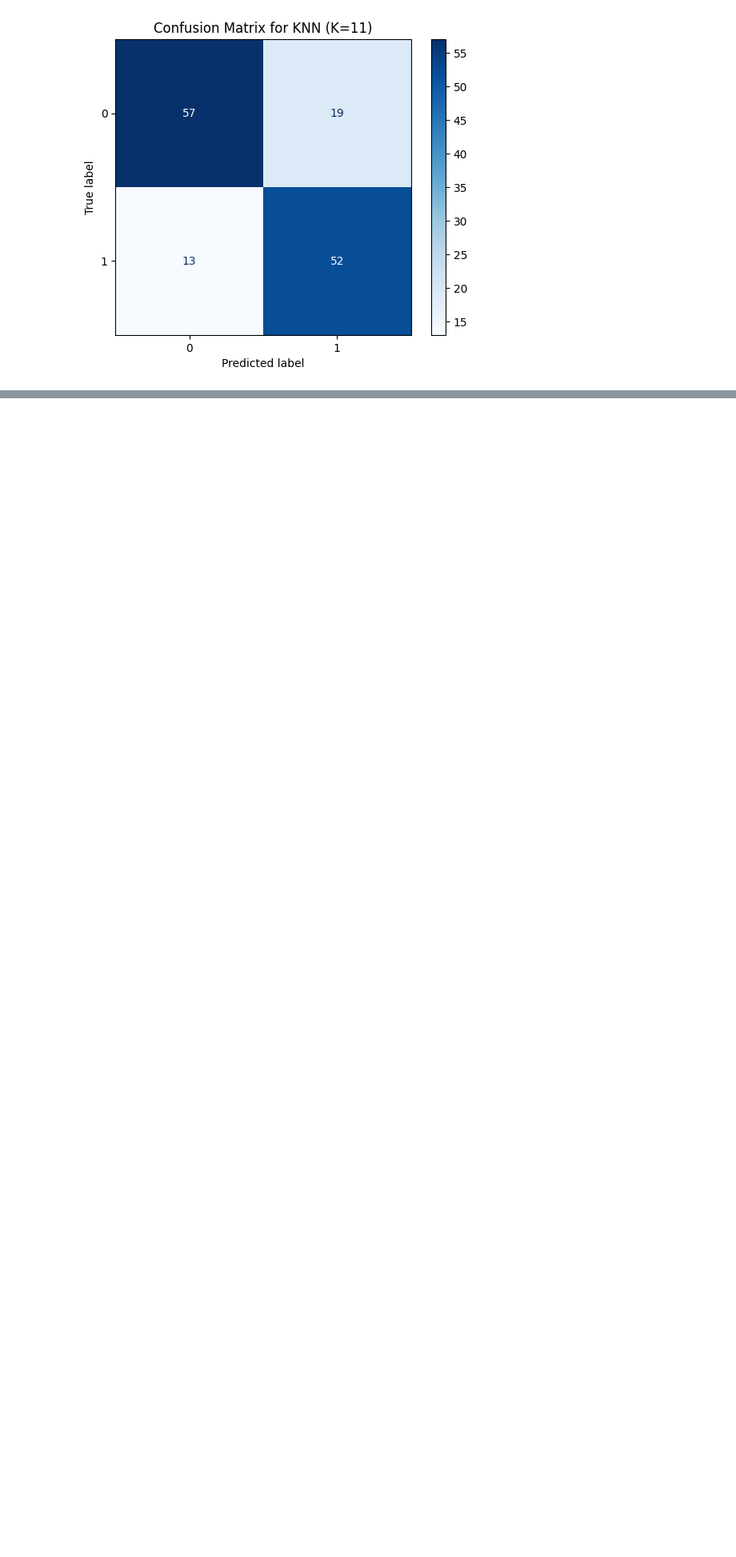
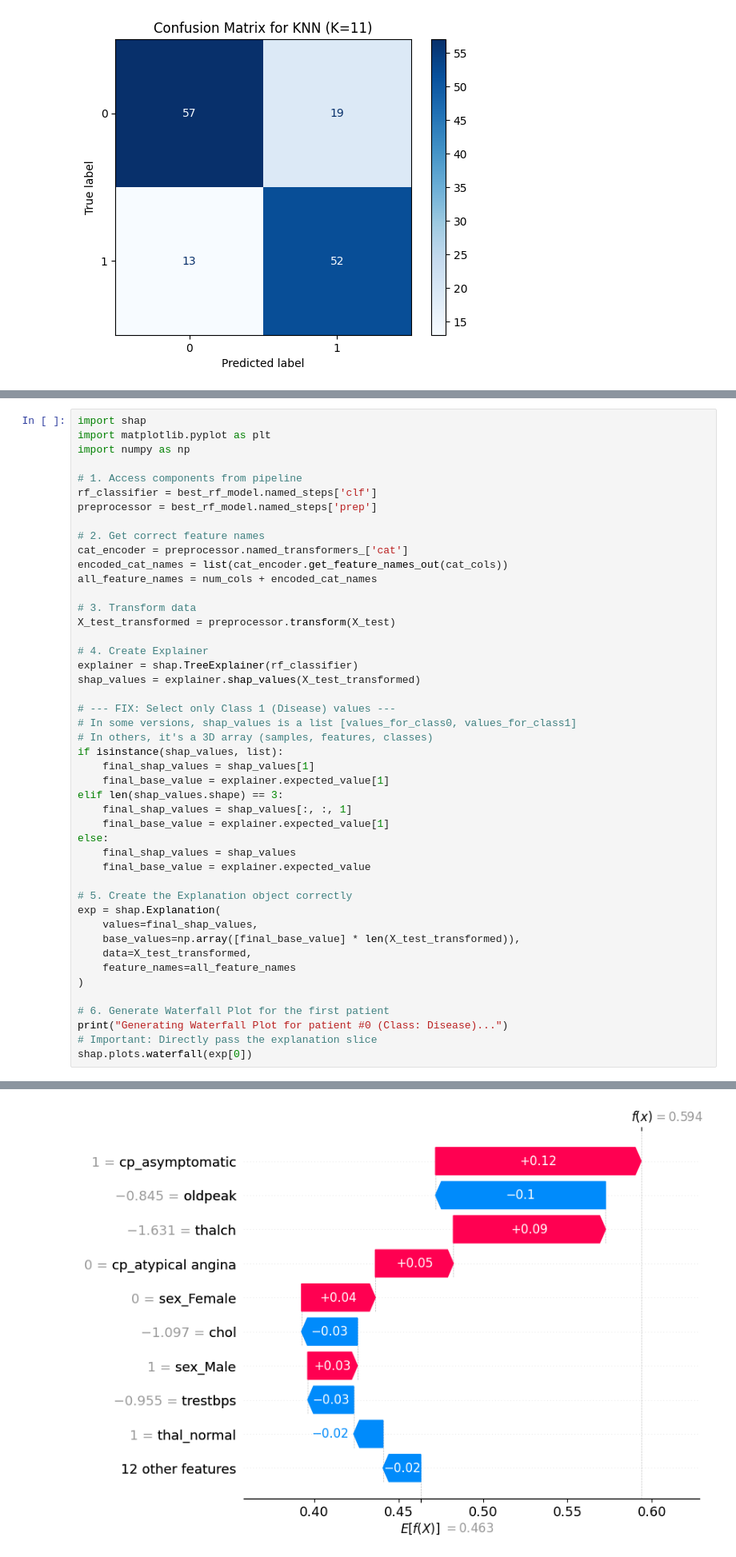
Before and after one commit to HanPing0131/heart-disease-project, a Jupyter notebook: EDA (1).ipynb, the cells around one changed output, grey strips where cells are left out. Shown at 80% size. Saved outputs shown, nothing was run; the diff lists cells and outputs as text; blank space fills up the shorter version.

```diff
--- a/EDA (1).ipynb
+++ b/EDA (1).ipynb
@@ -535,0 +702,47 @@ weighted avg       0.78      0.77      0.77       141
+# %%
+import shap
+import matplotlib.pyplot as plt
+import numpy as np
+
+# 1. Access components from pipeline
+rf_classifier = best_rf_model.named_steps['clf']
+preprocessor = best_rf_model.named_steps['prep']
+
+# 2. Get correct feature names
+cat_encoder = preprocessor.named_transformers_['cat']
+encoded_cat_names = list(cat_encoder.get_feature_names_out(cat_cols))
+all_feature_names = num_cols + encoded_cat_names
+
+# 3. Transform data
+X_test_transformed = preprocessor.transform(X_test)
+
+# 4. Create Explainer
+explainer = shap.TreeExplainer(rf_classifier)
+shap_values = explainer.shap_values(X_test_transformed)
+
+# --- FIX: Select only Class 1 (Disease) values ---
+# In some versions, shap_values is a list [values_for_class0, values_for_class1]
+# In others, it's a 3D array (samples, features, classes)
+if isinstance(shap_values, list):
+    final_shap_values = shap_values[1]
+    final_base_value = explainer.expected_value[1]
+elif len(shap_values.shape) == 3:
+    final_shap_values = shap_values[:, :, 1]
+    final_base_value = explainer.expected_value[1]
+else:
+    final_shap_values = shap_values
+    final_base_value = explainer.expected_value
+
+# 5. Create the Explanation object correctly
+exp = shap.Explanation(
+    values=final_shap_values,
+    base_values=np.array([final_base_value] * len(X_test_transformed)),
+    data=X_test_transformed,
+    feature_names=all_feature_names
+)
+
+# 6. Generate Waterfall Plot for the first patient
+print("Generating Waterfall Plot for patient #0 (Class: Disease)...")
+# Important: Directly pass the explanation slice
+shap.plots.waterfall(exp[0])
+# %% [output]
@@ -535,0 +750 @@ weighted avg       0.78      0.77      0.77       141
+[figure, added]
```
Also changed, not shown: parts of 4 cells of this notebook, 2 other files.
